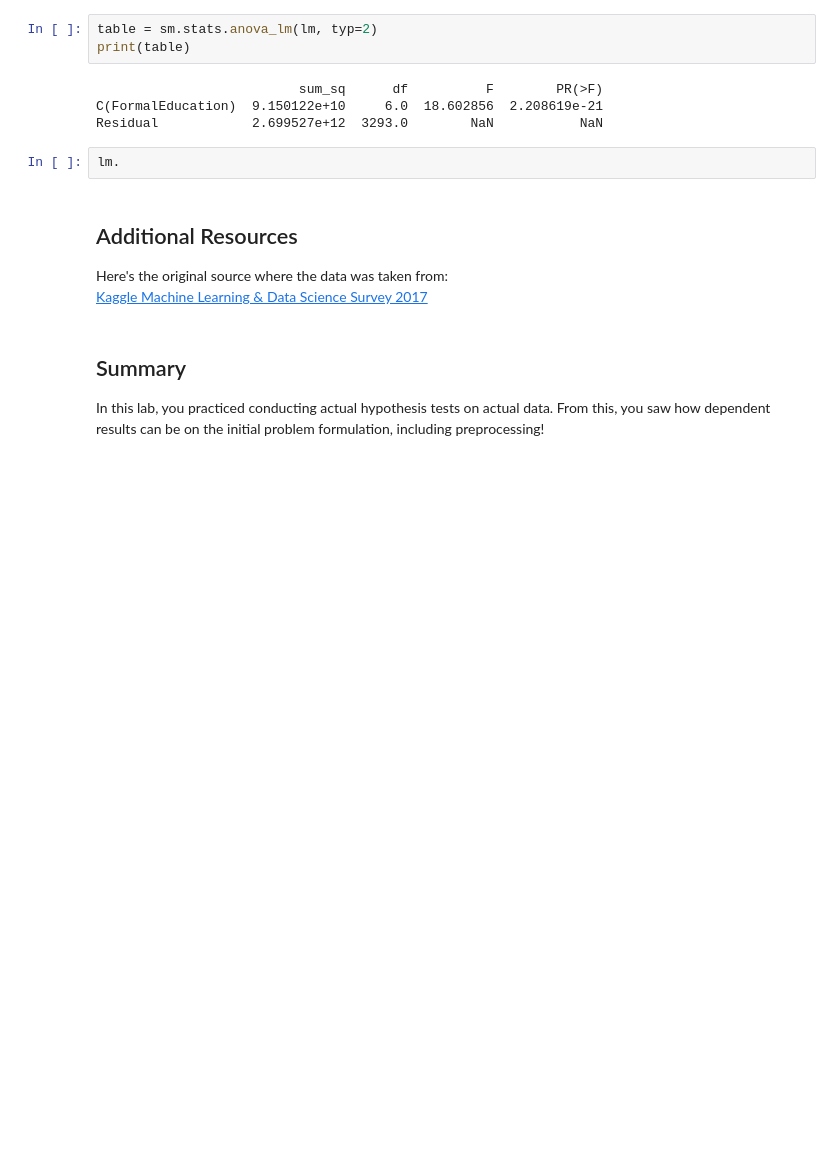
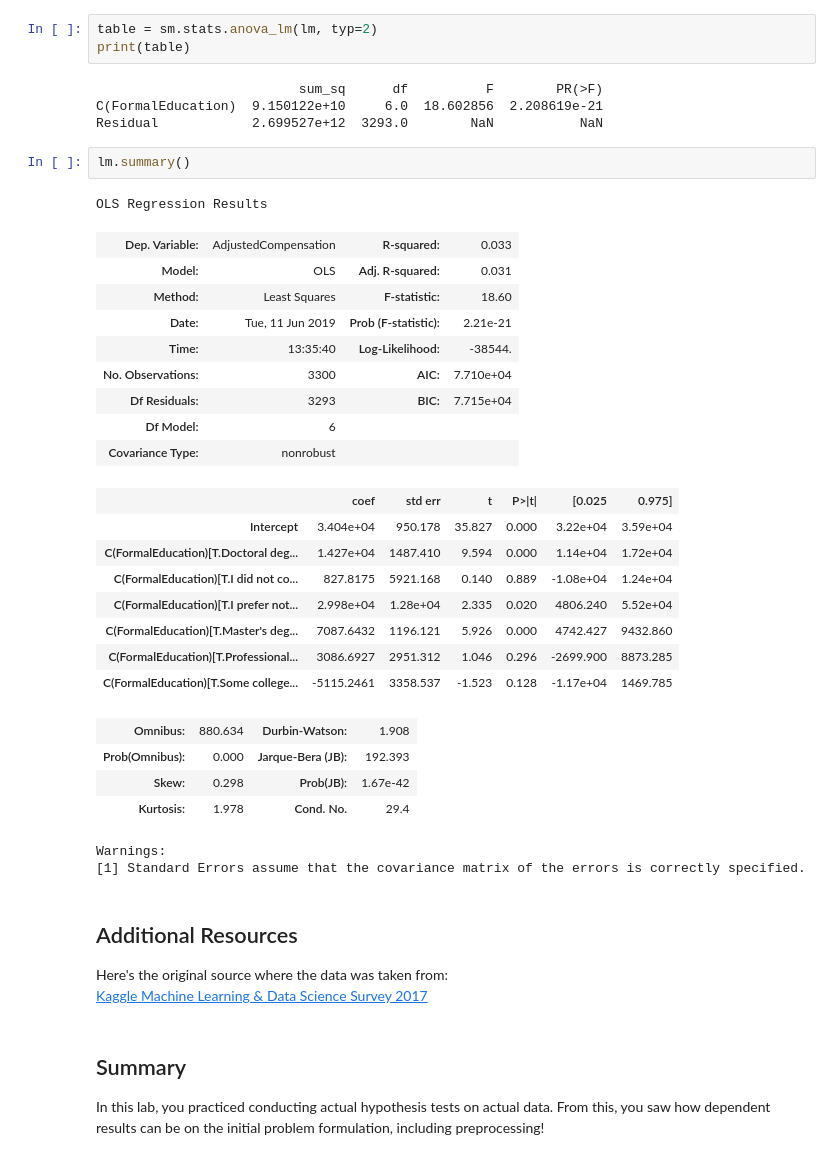
Before and after one commit to ortsed/dsc-in-depth-ab-testing-lab-dc-ds-career-042219, a Jupyter notebook: index.ipynb, the cells around one changed output. Cells and saved outputs as stored; diff of their text form; blank space fills up the shorter version.

```diff
--- a/index.ipynb
+++ b/index.ipynb
@@ -221,7 +221,32 @@ print(table)
 C(FormalEducation)  9.150122e+10     6.0  18.602856  2.208619e-21
 Residual            2.699527e+12  3293.0        NaN           NaN
 # %%
-lm.
+lm.summary()
+# %% [output]
+OLS Regression Results
+| Dep. Variable: | AdjustedCompensation | R-squared: | 0.033 |
+| Model: | OLS | Adj. R-squared: | 0.031 |
+| Method: | Least Squares | F-statistic: | 18.60 |
+| Date: | Tue, 11 Jun 2019 | Prob (F-statistic): | 2.21e-21 |
+| Time: | 13:35:40 | Log-Likelihood: | -38544. |
+| No. Observations: | 3300 | AIC: | 7.710e+04 |
+| Df Residuals: | 3293 | BIC: | 7.715e+04 |
+| Df Model: | 6 |  |  |
+| Covariance Type: | nonrobust |  |  |
+|  | coef | std err | t | P>|t| | [0.025 | 0.975] |
+| Intercept | 3.404e+04 | 950.178 | 35.827 | 0.000 | 3.22e+04 | 3.59e+04 |
+| C(FormalEducation)[T.Doctoral deg... | 1.427e+04 | 1487.410 | 9.594 | 0.000 | 1.14e+04 | 1.72e+04 |
+| C(FormalEducation)[T.I did not co... | 827.8175 | 5921.168 | 0.140 | 0.889 | -1.08e+04 | 1.24e+04 |
+| C(FormalEducation)[T.I prefer not... | 2.998e+04 | 1.28e+04 | 2.335 | 0.020 | 4806.240 | 5.52e+04 |
+| C(FormalEducation)[T.Master's deg... | 7087.6432 | 1196.121 | 5.926 | 0.000 | 4742.427 | 9432.860 |
+| C(FormalEducation)[T.Professional... | 3086.6927 | 2951.312 | 1.046 | 0.296 | -2699.900 | 8873.285 |
+| C(FormalEducation)[T.Some college... | -5115.2461 | 3358.537 | -1.523 | 0.128 | -1.17e+04 | 1469.785 |
+| Omnibus: | 880.634 | Durbin-Watson: | 1.908 |
+| Prob(Omnibus): | 0.000 | Jarque-Bera (JB): | 192.393 |
+| Skew: | 0.298 | Prob(JB): | 1.67e-42 |
+| Kurtosis: | 1.978 | Cond. No. | 29.4 |
+Warnings:
+[1] Standard Errors assume that the covariance matrix of the errors is correctly specified.
 # %% [markdown]
 ## Additional Resources
 
```
